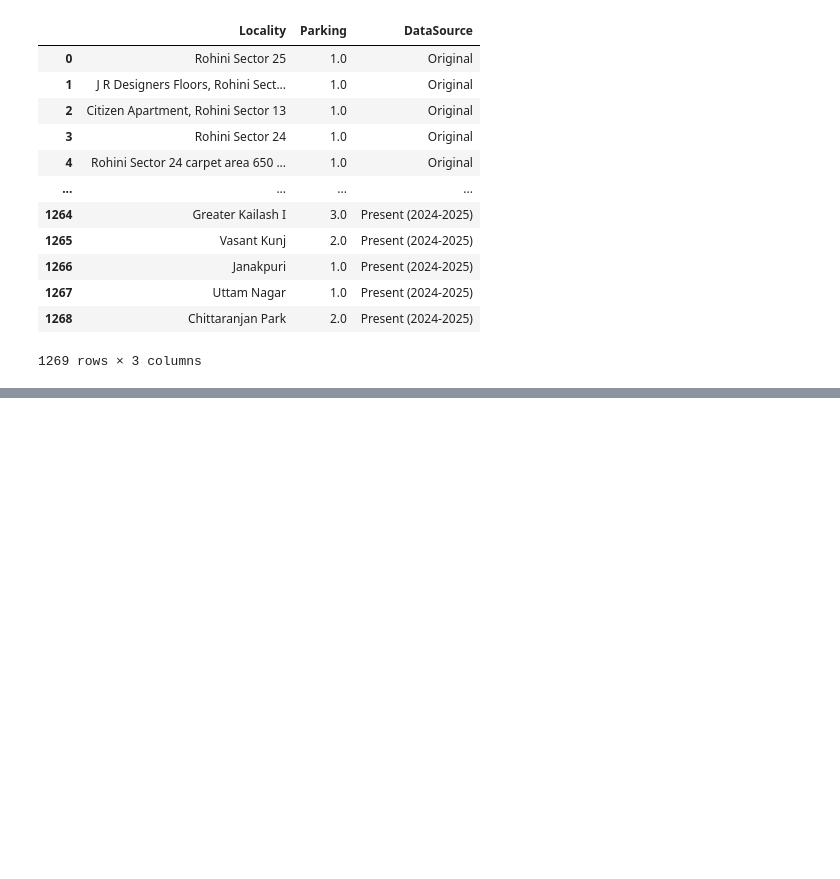
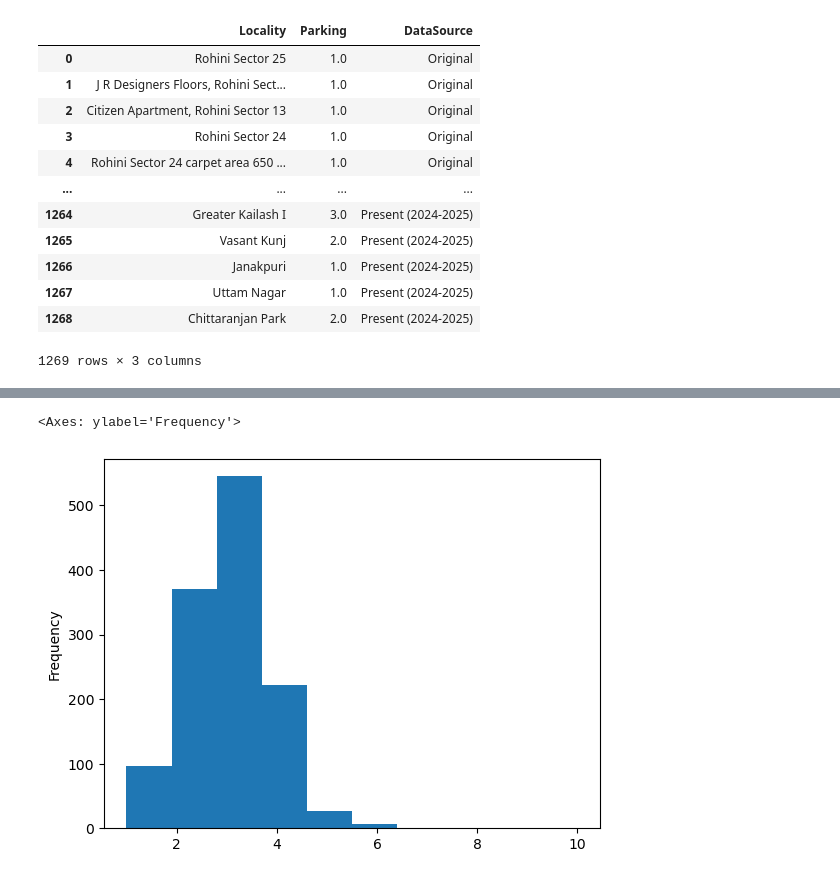
Before and after one commit to S1A2T00/Data-Science-Project, a Jupyter notebook: pandas.ipynb, the cells around one changed output, grey strips where cells are left out. Drawn from its saved outputs; the diff is of its cells as text; code cells hidden in the pictures; blank space fills up the shorter version.

```diff
--- a/pandas.ipynb
+++ b/pandas.ipynb
@@ -139,0 +226,5 @@ df.iloc[:,[4,5,11]]
+# %%
+df['BHK'].plot(kind='hist')
+# %% [output]
+<Axes: ylabel='Frequency'>
+[figure, added]
```
Also changed, not shown: parts of 11 cells of this notebook.
